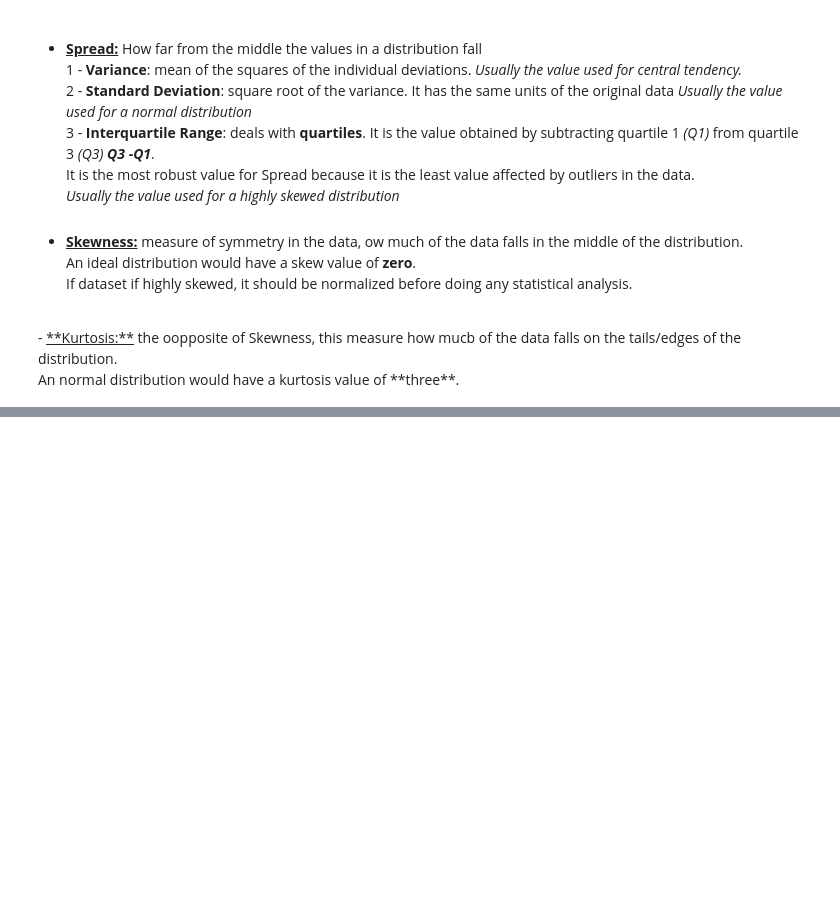
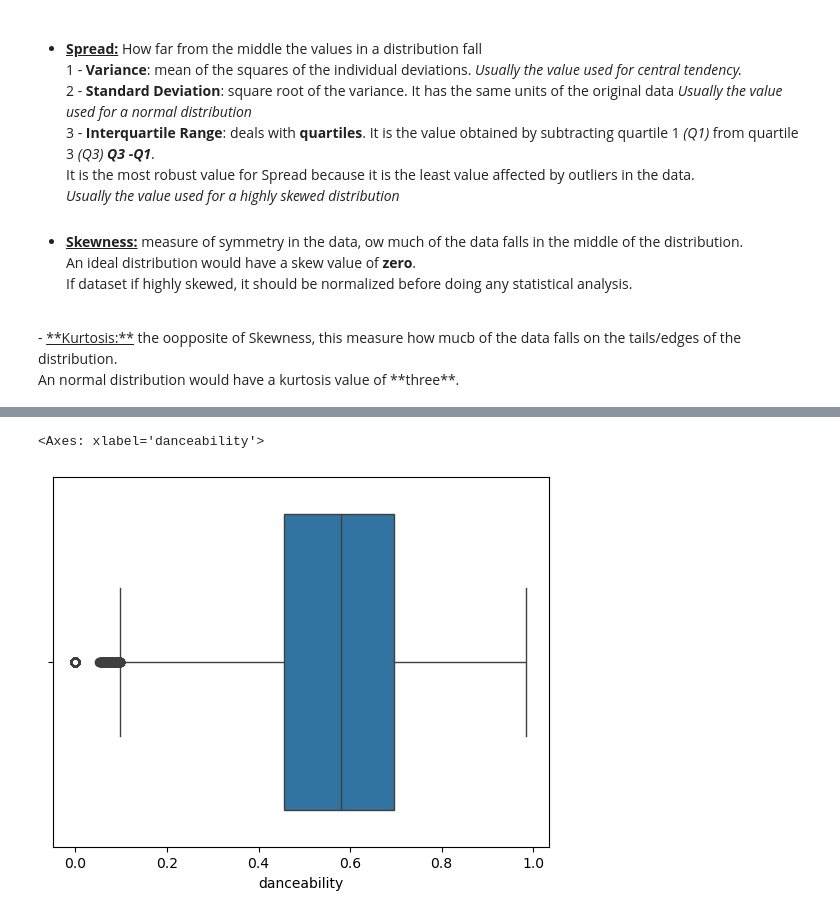
Before and after one commit to brevans25/spotify-eda-brytner, a Jupyter notebook: spotify-EDA.ipynb, the cells around one changed output, grey strips where cells are left out. Drawn from its saved outputs; the diff is of its cells as text; code cells hidden in the pictures; blank space fills up the shorter version.

```diff
--- a/spotify-EDA.ipynb
+++ b/spotify-EDA.ipynb
@@ -88,0 +125,5 @@ df['artists'].value_counts()
+# %%
+sns.boxplot(x=df["danceability"])
+# %% [output]
+<Axes: xlabel='danceability'>
+[figure, added]
```
Also changed, not shown: parts of 6 cells of this notebook.
